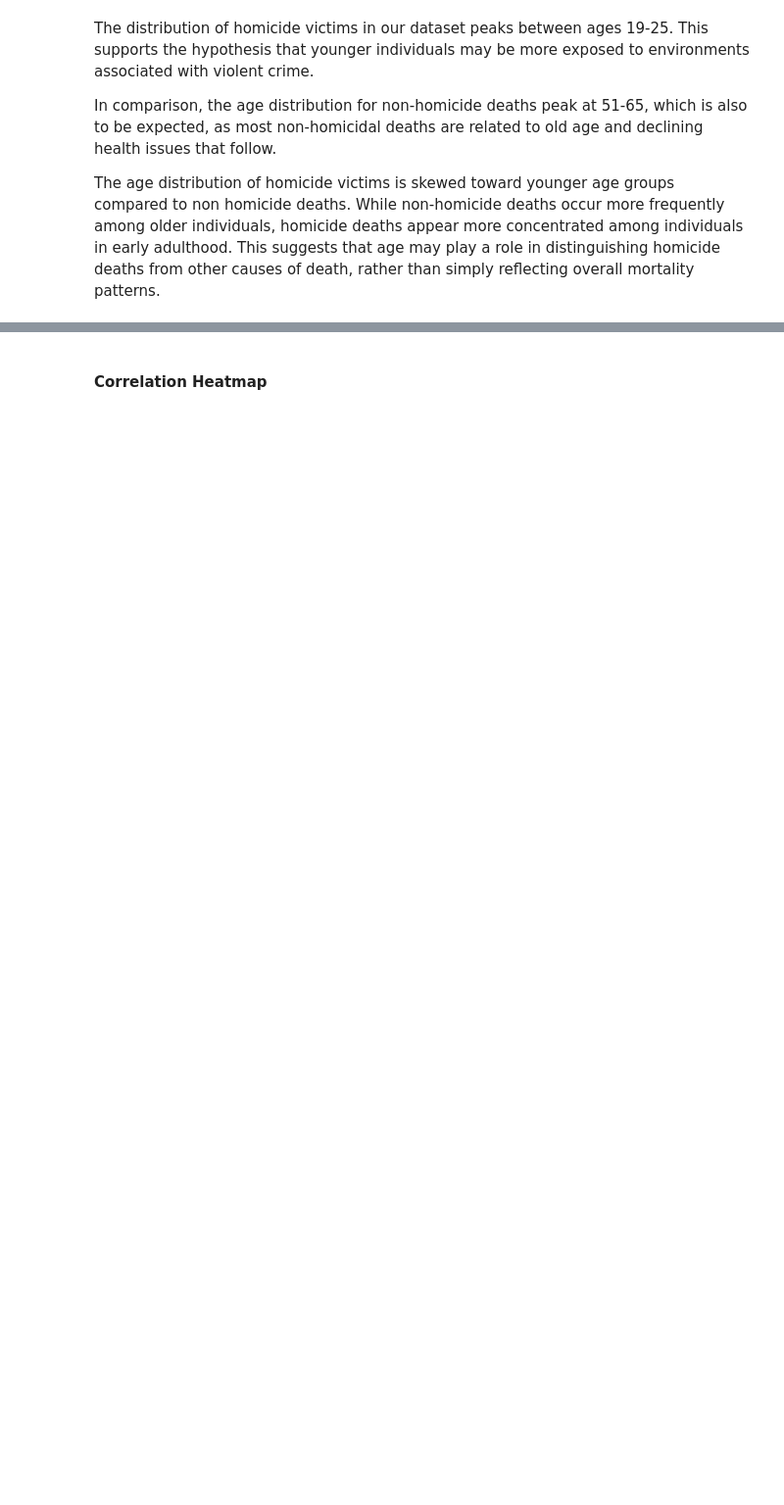
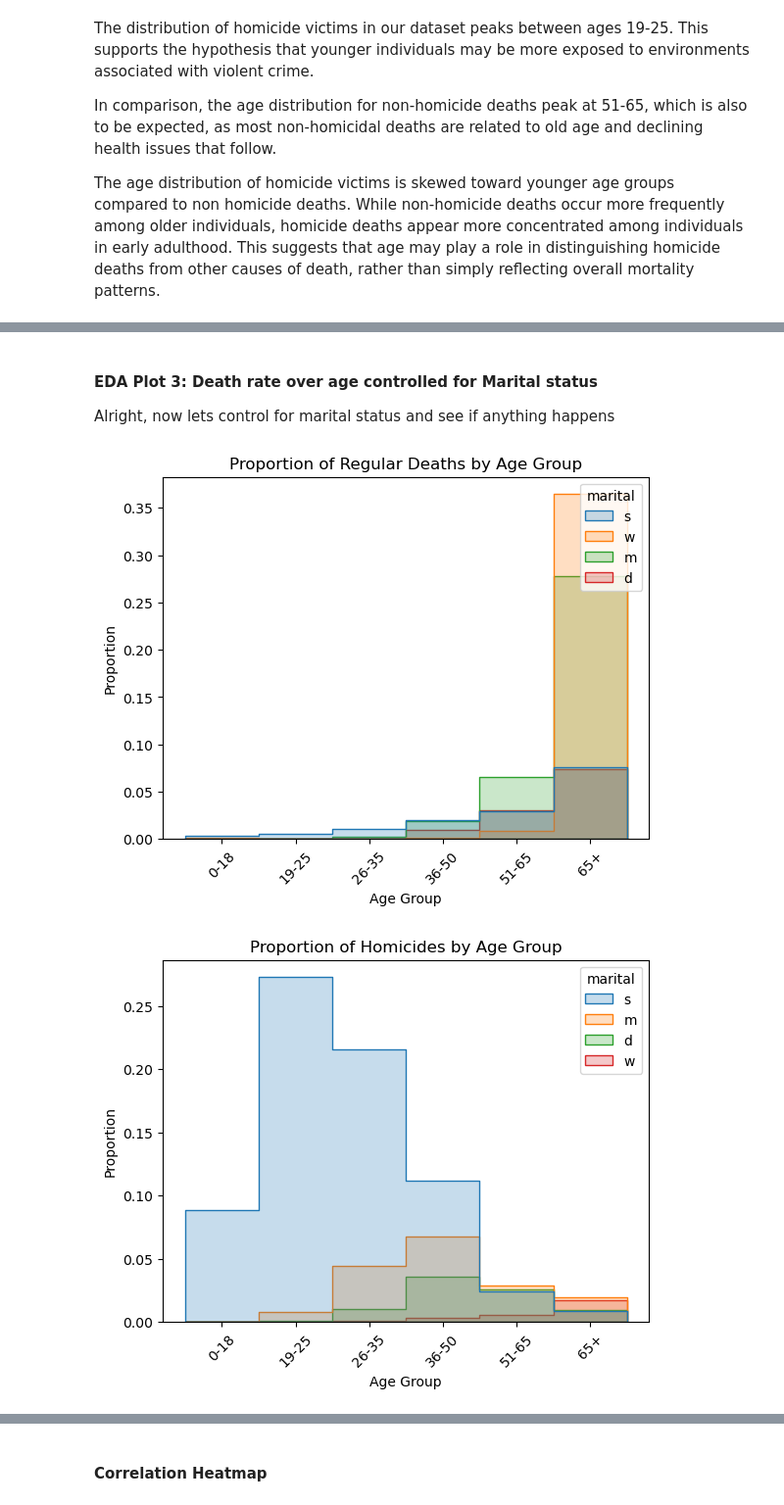
Before and after one commit to COGS108/Group069_WI26, a Jupyter notebook: 03-FinalProject.ipynb, the cells around one changed output, grey strips where cells are left out. Shown at 98% size. Cells and saved outputs as stored; diff of their text form; code cells hidden in the pictures; blank space fills up the shorter version.

```diff
--- a/03-FinalProject.ipynb
+++ b/03-FinalProject.ipynb
@@ -642,3 +564,26 @@ plt.show()
+# %% [markdown]
+#### EDA Plot 3: Death rate over age controlled for Marital status
+
+Alright, now lets control for marital status and see if anything happens
+# %%
+sns.histplot(no_homicide, x = "age_group", stat = "proportion", hue = "marital", element = "step")
+plt.title("Proportion of Regular Deaths by Age Group")
+plt.ylabel("Proportion")
+plt.xlabel("Age Group")
+plt.xticks(rotation=45)
+
+plt.show()
+
+sns.histplot(homicide, x = "age_group", stat = "proportion", hue = "marital", element = "step")
+plt.title("Proportion of Homicides by Age Group")
+plt.ylabel("Proportion")
+plt.xlabel("Age Group")
+plt.xticks(rotation=45)
+
+plt.show()
+# %% [output]
+[figure, added]
+[figure, added]
 # %% [markdown]
 To determine whether marital status is associated with homicide deaths specifically rather than general mortality patterns, we compared the proportion of marital status categories among homicide victims and non-homicide deaths.
 
```
Also changed, not shown: parts of 28 cells of this notebook.
